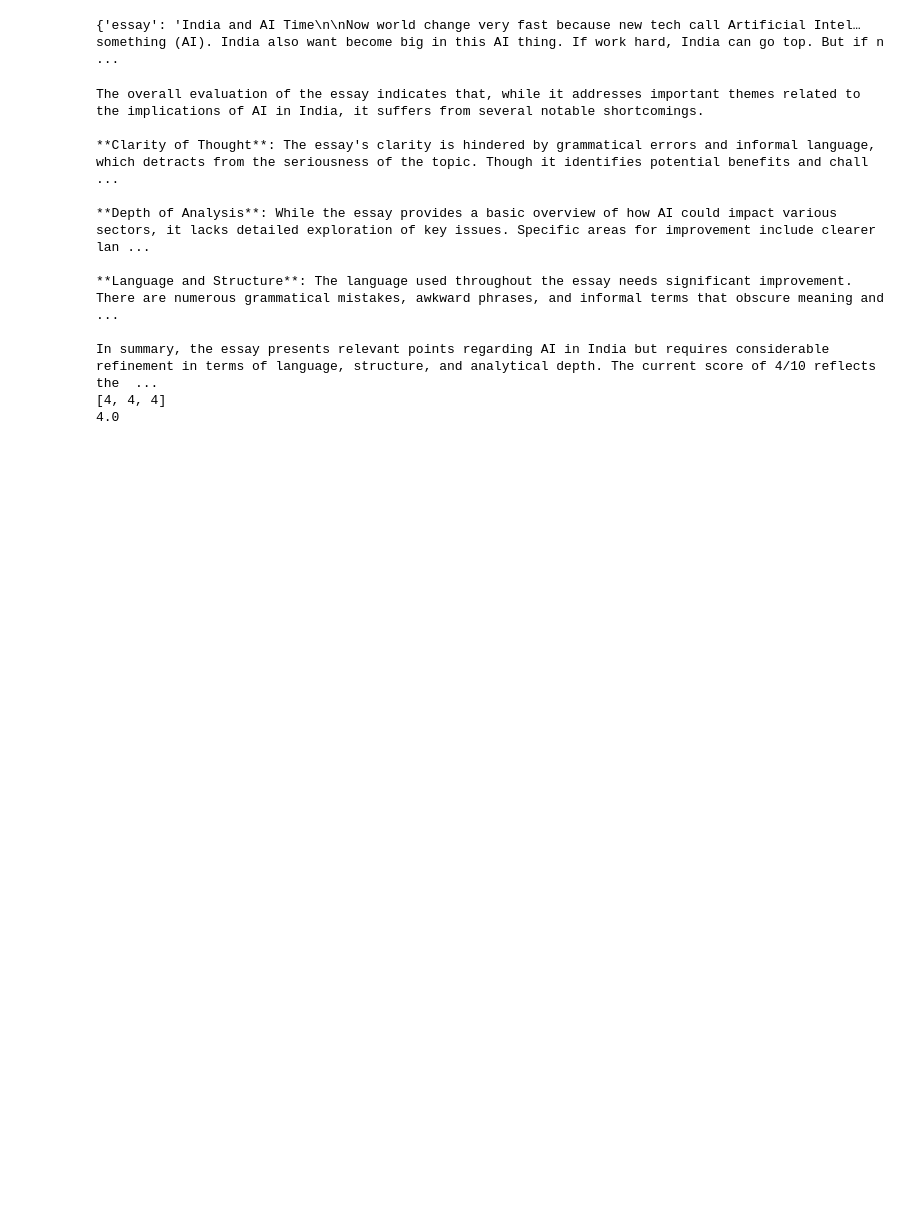
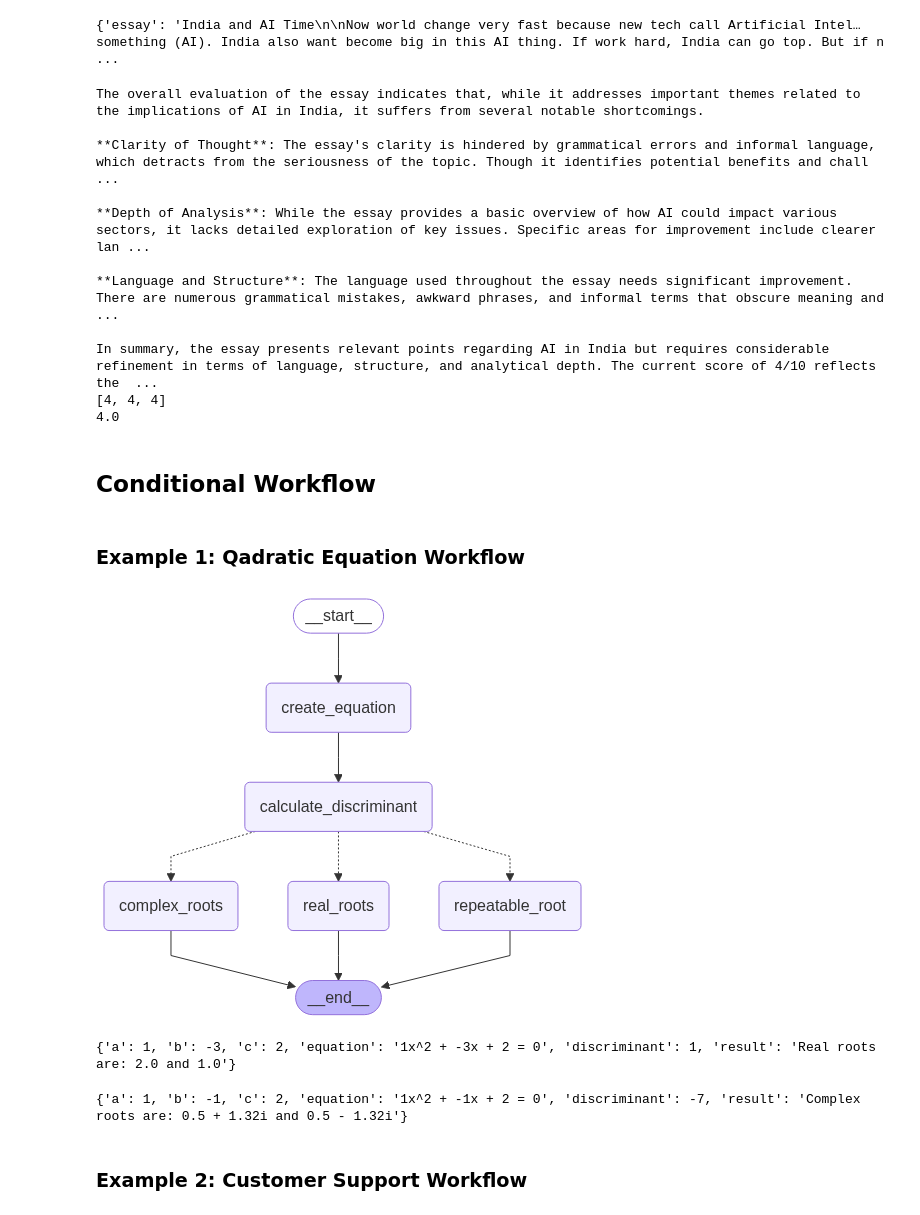
Before and after one commit to rauthbibek/Langgraph, a Jupyter notebook: learning/2_langgraph_workflows.ipynb, the cells around one changed output. Cells and saved outputs as stored; diff of their text form; code cells hidden in the pictures; blank space fills up the shorter version.

Commit message:
langgraph workflow updated

```diff
--- a/learning/2_langgraph_workflows.ipynb
+++ b/learning/2_langgraph_workflows.ipynb
@@ -405,3 +405,7 @@ The overall evaluation of the essay indicates that, while it addresses important
 In summary, the essay presents relevant points regarding AI in India but requires considerable refinement in terms of language, structure, and analytical depth. The current score of 4/10 reflects the  ...
 [4, 4, 4]
 4.0
+# %% [markdown]
+## Conditional Workflow
+# %% [markdown]
+### Example 1: Qadratic Equation Workflow
@@ -407,0 +475,46 @@ In summary, the essay presents relevant points regarding AI in India but require
+# %%
+graph = StateGraph(QadState)
+
+graph.add_node("create_equation", create_equation)
+graph.add_node("calculate_discriminant", calculate_discriminant)
+# graph.add_node("check_discriminant", check_discriminant)
+graph.add_node("real_roots", real_roots)
+graph.add_node("repeatable_root", repeatable_root)
+graph.add_node("complex_roots", complex_roots)
+
+graph.add_edge(START, "create_equation")
+graph.add_edge("create_equation", "calculate_discriminant")
+graph.add_conditional_edges("calculate_discriminant", check_discriminant)
+graph.add_edge("real_roots", END)
+graph.add_edge("repeatable_root", END)
+graph.add_edge("complex_roots", END)
+
+workflow = graph.compile()
+
+workflow
+# %% [output]
+[figure, added]
+# %%
+init_state = {
+    "a": 1,
+    "b": -3,
+    "c": 2,
+}
+
+final_state = workflow.invoke(init_state)
+print(final_state)  # Output should include the equation, discriminant, and roots
+# %% [output]
+{'a': 1, 'b': -3, 'c': 2, 'equation': '1x^2 + -3x + 2 = 0', 'discriminant': 1, 'result': 'Real roots are: 2.0 and 1.0'}
+# %%
+init_state = {
+    "a": 1,
+    "b": -1,
+    "c": 2,
+}
+
+final_state = workflow.invoke(init_state)
+print(final_state)  # Output should include the equation, discriminant, and roots
+# %% [output]
+{'a': 1, 'b': -1, 'c': 2, 'equation': '1x^2 + -1x + 2 = 0', 'discriminant': -7, 'result': 'Complex roots are: 0.5 + 1.32i and 0.5 - 1.32i'}
+# %% [markdown]
+### Example 2: Customer Support Workflow
```
Also changed, not shown: parts of 10 cells of this notebook.
